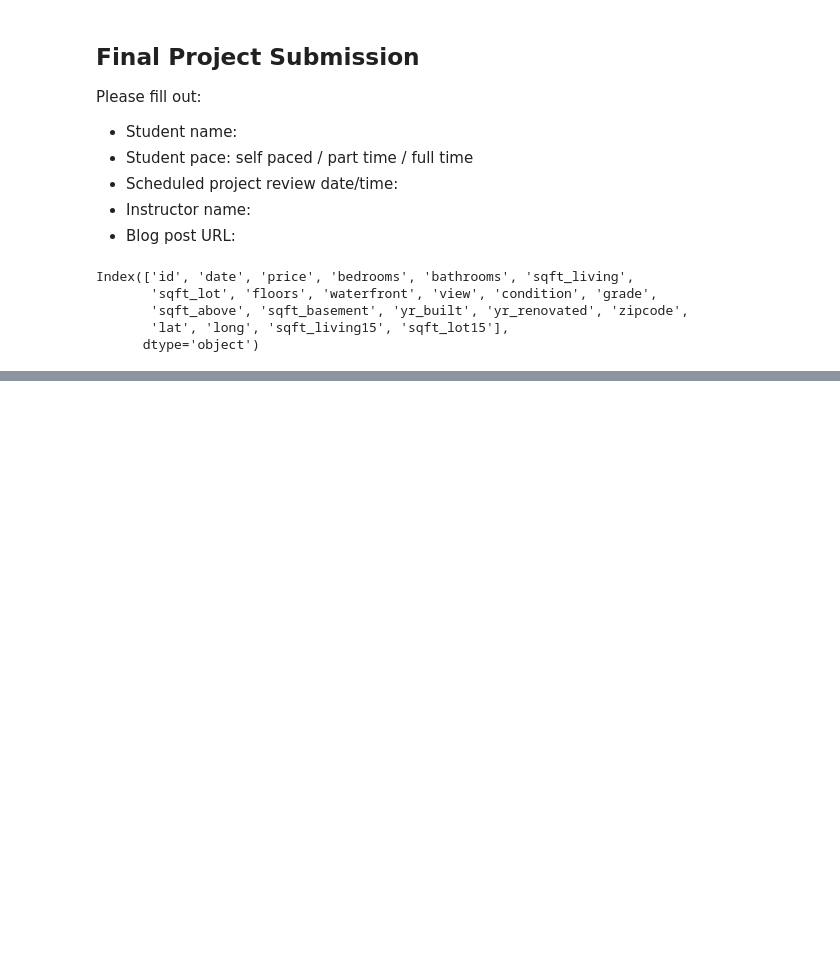
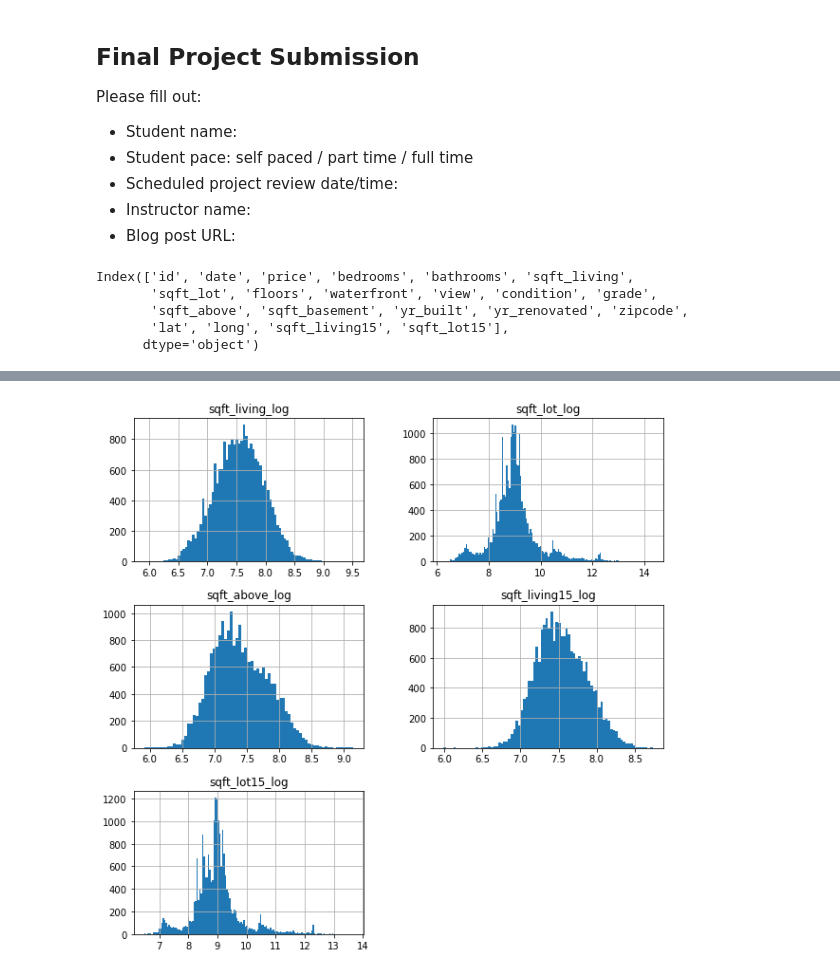
Before and after one commit to bentoler22/Flatiron_Phase_2_Project, a Jupyter notebook: student.ipynb, the cells around one changed output, grey strips where cells are left out. Cells and saved outputs as stored; diff of their text form; code cells hidden in the pictures; blank space fills up the shorter version.

```diff
--- a/student.ipynb
+++ b/student.ipynb
@@ -117,0 +44,9 @@ df.corr()
+# %%
+df.drop('sqft_basement', axis=1, inplace=True)
+# %%
+df['condition'] = df.condition.map(lambda x: 0 if x=='Poor'
+                                   else (1 if x=='Fair'
+                                    else (2 if x=='Average'
+                                    else  (3 if x=='Good' else 4))))
+# %%
+df['grade'] = df.grade.map(lambda x: int(x[0:2]))
@@ -117,0 +79,3 @@ df.corr()
+# %%
+cont_data = df.loc[:, ((df.dtypes != 'object') & (df.nunique() > 120))].drop(
+                                                    'price', axis=1)
@@ -117,0 +104,8 @@ df.corr()
+# %%
+log_names = [f'{column}_log' for column in cont_data.columns]
+
+cont_log = np.log(cont_data);
+cont_log.columns = log_names;
+cont_log.hist(figsize=(10, 10), bins='auto');
+# %% [output]
+[figure, added]
```
Also changed, not shown: parts of 68 cells of this notebook.
